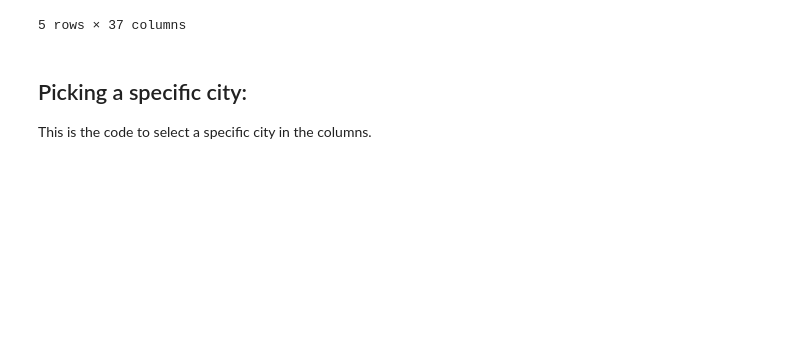
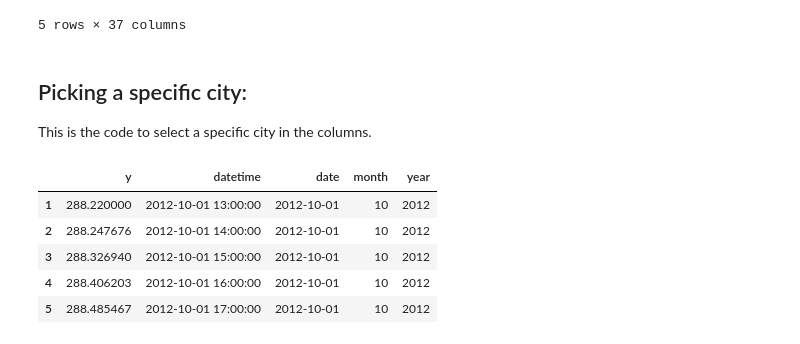
Before and after one commit to PieroPaialungaAI/RareEvents, a Jupyter notebook: temp.ipynb, the cells around one changed output. Drawn from its saved outputs; the diff is of its cells as text; code cells hidden in the pictures; blank space fills up the shorter version.

```diff
--- a/temp.ipynb
+++ b/temp.ipynb
@@ -22 +22,10 @@ data.isolate_city(city = 'Los Angeles')
 processed_data = data.clean_and_preprocess()
+# %%
+processed_data.head()
+# %% [output]
+|  | y | datetime | date | month | year |
+| 1 | 288.220000 | 2012-10-01 13:00:00 | 2012-10-01 | 10 | 2012 |
+| 2 | 288.247676 | 2012-10-01 14:00:00 | 2012-10-01 | 10 | 2012 |
+| 3 | 288.326940 | 2012-10-01 15:00:00 | 2012-10-01 | 10 | 2012 |
+| 4 | 288.406203 | 2012-10-01 16:00:00 | 2012-10-01 | 10 | 2012 |
+| 5 | 288.485467 | 2012-10-01 17:00:00 | 2012-10-01 | 10 | 2012 |
```
Also changed, not shown: parts of 3 cells of this notebook, 5 other files.
